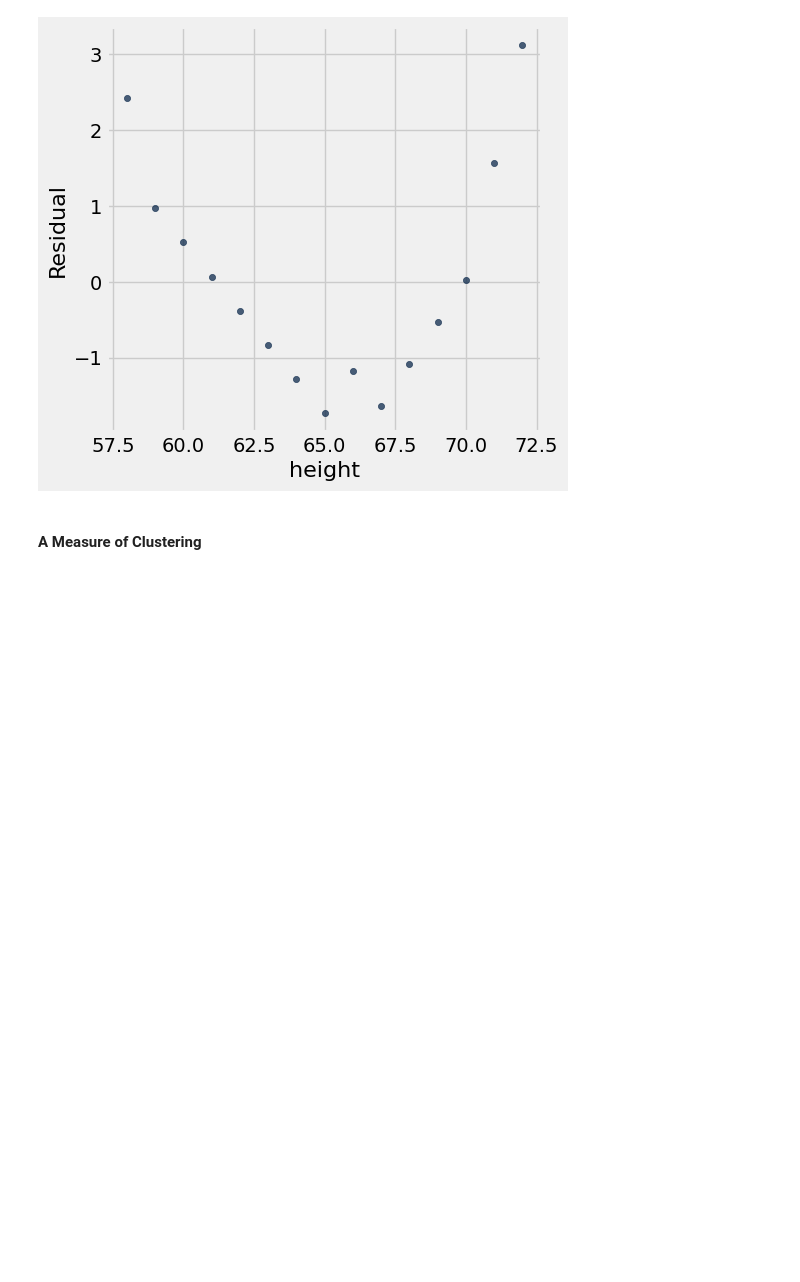
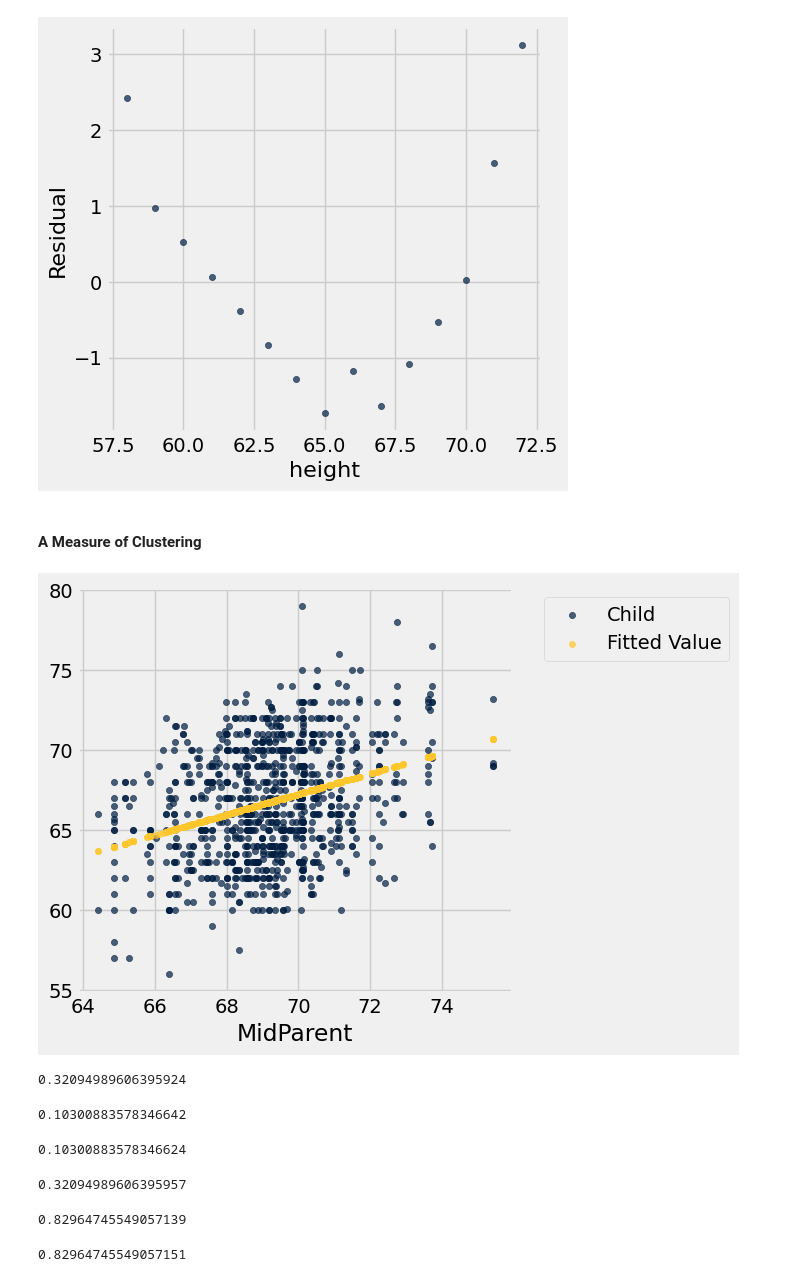
Before and after one commit to ciretorres/python, a Jupyter notebook: data8.3x/week3/sec06_residuals.ipynb, the cells around one changed output. Saved outputs shown, nothing was run; the diff lists cells and outputs as text; code cells hidden in the pictures; blank space fills up the shorter version.

```diff
--- a/data8.3x/week3/sec06_residuals.ipynb
+++ b/data8.3x/week3/sec06_residuals.ipynb
@@ -169,3 +169,35 @@ plot_residuals(height_vs_average_weight, 0, 1)
 [figure]
 # %% [markdown]
 #### A Measure of Clustering
+# %%
+def plot_fitted(t, x, y):
+    tbl = t.select(x, y)
+    tbl.with_columns('Fitted Value', fitted_values(t, x, y)).scatter(0)
+# %%
+plot_fitted(heights, 'MidParent', 'Child')
+# %% [output]
+[figure, added]
+# %%
+correlation(heights, 'MidParent', 'Child')
+# %% [output]
+0.32094989606395924
+# %%
+np.var(fitted_values(heights, 'MidParent', 'Child')) / np.var(heights.column('Child'))
+# %% [output]
+0.10300883578346642
+# %%
+correlation(heights, 'MidParent', 'Child') ** 2
+# %% [output]
+0.10300883578346624
+# %%
+np.std(fitted_values(heights, 'MidParent', 'Child')) / np.std(heights.column('Child'))
+# %% [output]
+0.32094989606395957
+# %%
+correlation(dugong, 'Length', 'Age')
+# %% [output]
+0.82964745549057139
+# %%
+np.std(fitted_values(dugong, 0, 1)) / np.std(dugong.column(1))
+# %% [output]
+0.82964745549057151
```
Also changed, not shown: parts of 7 cells of this notebook, 1 other file.
